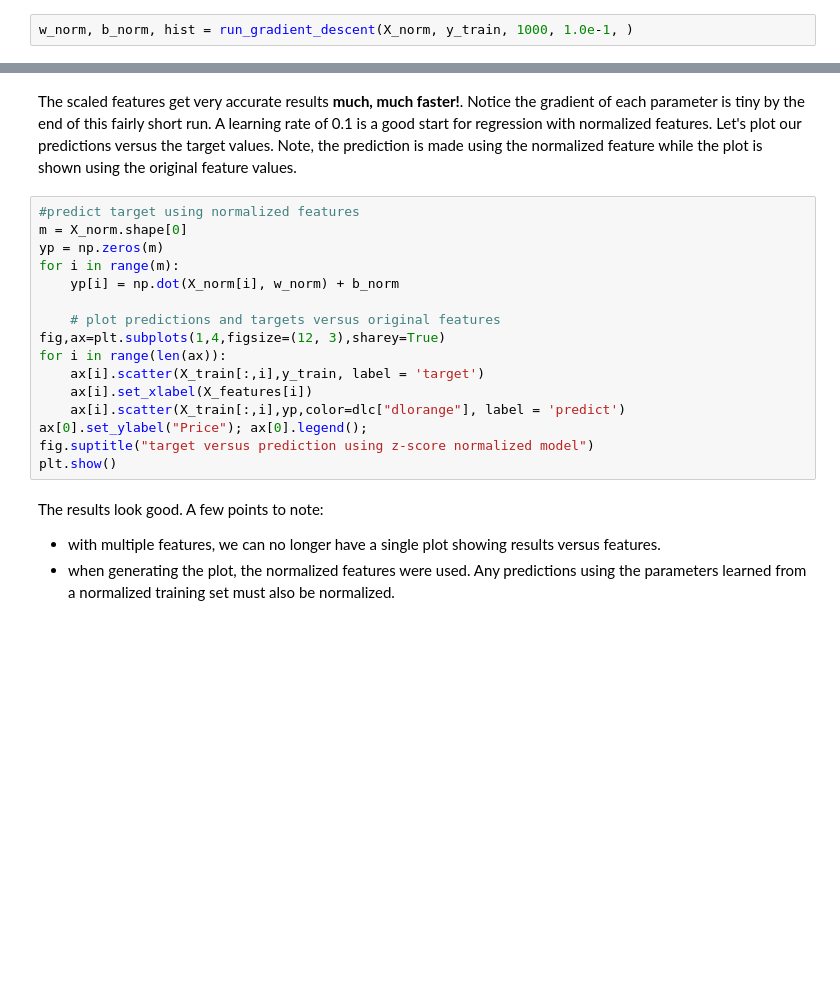
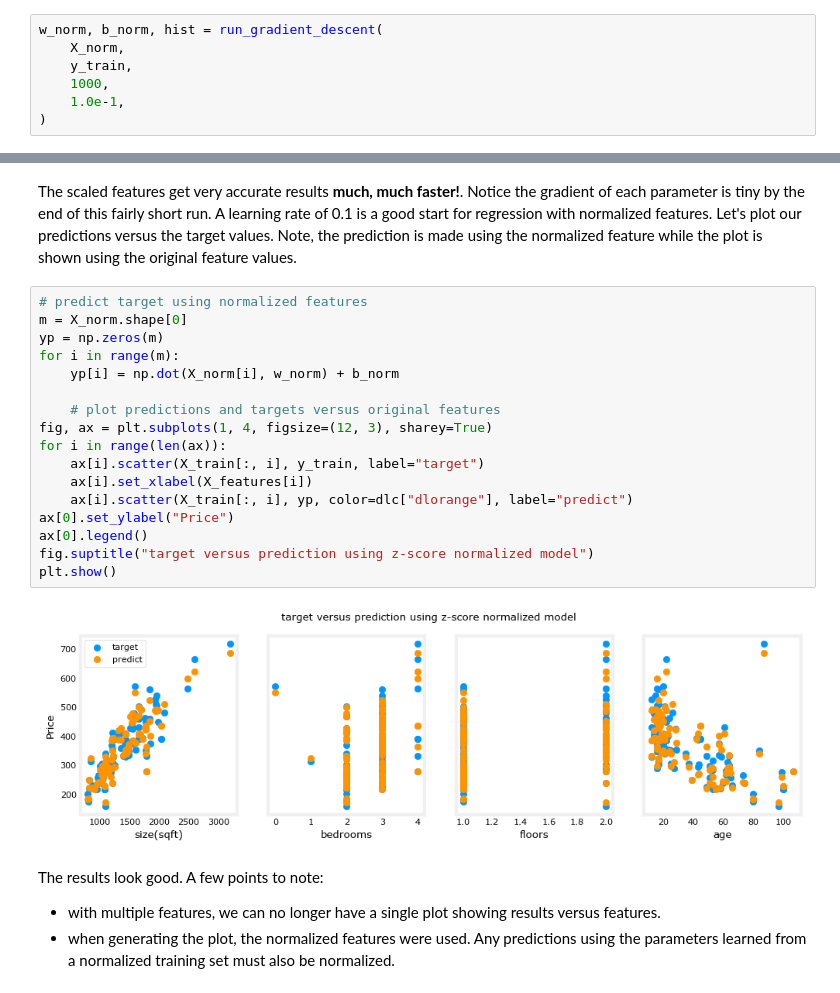
Before and after one commit to ICEY12YX/DEEP_LEARNING, a Jupyter notebook: 05_machine_learning/supervised_machine_learning_regression_and_classification/week02/C1_W2_Lab03_Feature_Scaling_and_Learning_Rate_Soln.ipynb, the cells around one changed output, grey strips where cells are left out. Saved outputs shown, nothing was run; the diff lists cells and outputs as text; blank space fills up the shorter version.

```diff
--- a/05_machine_learning/supervised_machine_learning_regression_and_classification/week02/C1_W2_Lab03_Feature_Scaling_and_Learning_Rate_Soln.ipynb
+++ b/05_machine_learning/supervised_machine_learning_regression_and_classification/week02/C1_W2_Lab03_Feature_Scaling_and_Learning_Rate_Soln.ipynb
@@ -289,4 +360,9 @@ Notice, above, the range of the normalized data (x-axis) is centered around zero
 Let's re-run our gradient descent algorithm with normalized data.
 Note the **vastly larger value of alpha**. This will speed up gradient descent.
 # %%
-w_norm, b_norm, hist = run_gradient_descent(X_norm, y_train, 1000, 1.0e-1, )
+w_norm, b_norm, hist = run_gradient_descent(
+    X_norm,
+    y_train,
+    1000,
+    1.0e-1,
+)
@@ -294,21 +384,24 @@ w_norm, b_norm, hist = run_gradient_descent(X_norm, y_train, 1000, 1.0e-1, )
 The scaled features get very accurate results **much, much faster!**. Notice the gradient of each parameter is tiny by the end of this fairly short run. A learning rate of 0.1 is a good start for regression with normalized features.
 Let's plot our predictions versus the target values. Note, the prediction is made using the normalized feature while the plot is shown using the original feature values.
 # %%
-#predict target using normalized features
+# predict target using normalized features
 m = X_norm.shape[0]
 yp = np.zeros(m)
 for i in range(m):
     yp[i] = np.dot(X_norm[i], w_norm) + b_norm
 
     # plot predictions and targets versus original features
-fig,ax=plt.subplots(1,4,figsize=(12, 3),sharey=True)
+fig, ax = plt.subplots(1, 4, figsize=(12, 3), sharey=True)
 for i in range(len(ax)):
-    ax[i].scatter(X_train[:,i],y_train, label = 'target')
+    ax[i].scatter(X_train[:, i], y_train, label="target")
     ax[i].set_xlabel(X_features[i])
-    ax[i].scatter(X_train[:,i],yp,color=dlc["dlorange"], label = 'predict')
-ax[0].set_ylabel("Price"); ax[0].legend();
+    ax[i].scatter(X_train[:, i], yp, color=dlc["dlorange"], label="predict")
+ax[0].set_ylabel("Price")
+ax[0].legend()
 fig.suptitle("target versus prediction using z-score normalized model")
 plt.show()
+# %% [output]
+[figure, added]
 # %% [markdown]
 The results look good. A few points to note:
 - with multiple features, we can no longer have a single plot showing results versus features.
```
Also changed, not shown: parts of 16 cells of this notebook, 15 other files.
